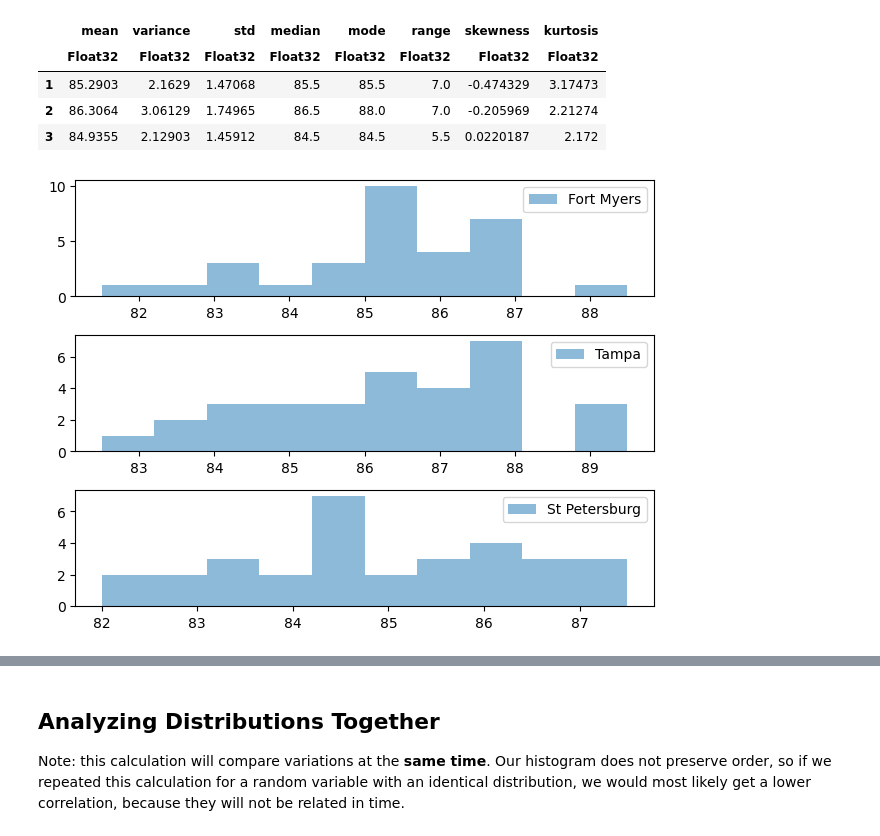
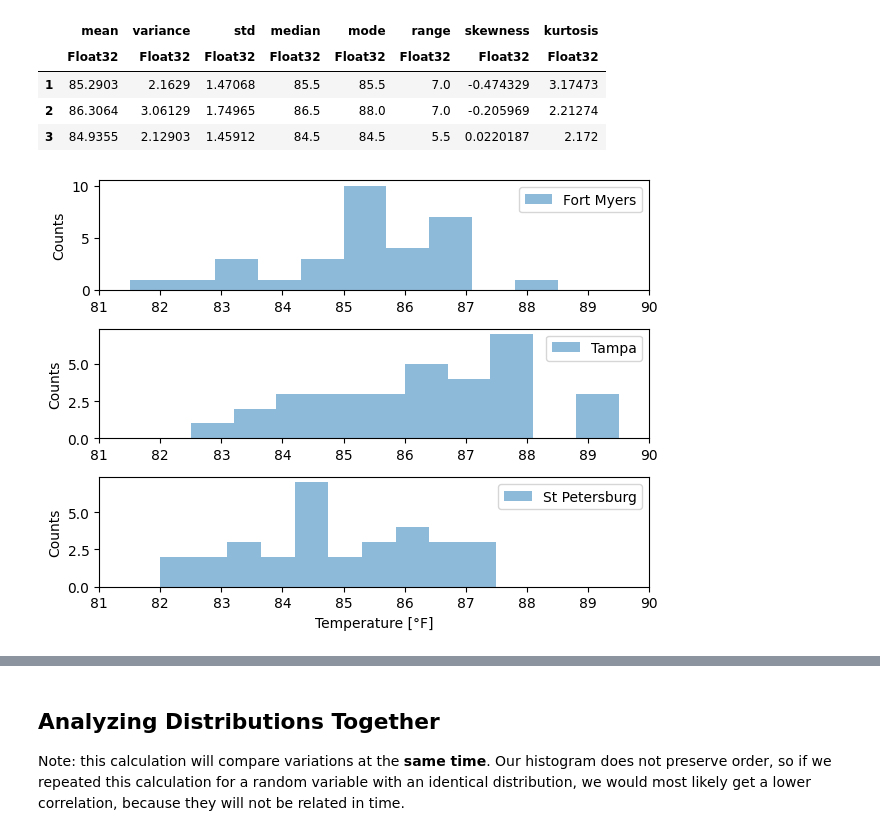
Before and after one commit to b-r-hamilton/stats_mathreview, a Jupyter notebook: examples.ipynb, the cells around one changed output, grey strips where cells are left out. Drawn from its saved outputs; the diff is of its cells as text; code cells hidden in the pictures.

```diff
--- a/examples.ipynb
+++ b/examples.ipynb
@@ -199,17 +199,23 @@ push!(df, get_statistics(sp_at))
 # %%
 #plot our histograms one more time so we can look at our stats and histograms together
 subplot(3,1,1)
 hist(fm_at, label = "Fort Myers", alpha = 0.5)
+xlim(81, 90)
 legend()
+ylabel("Counts")
 subplot(3,1,2)
 hist(t_at, label = "Tampa", alpha = 0.5)
+xlim(81, 90)
 legend()
+ylabel("Counts")
 subplot(3,1,3)
 hist(sp_at, label = "St Petersburg", alpha = 0.5)
+xlim(81, 90)
 legend()
+xlabel("Temperature [°F]"); ylabel("Counts")
 tight_layout()
 # %% [output]
-[figure, old version]
+[figure, new version]
 # %%
 #Two different ways to visualize dists
 figure(figsize = (14, 5))
```
Also changed, not shown: parts of 22 cells of this notebook, 8 other files.
